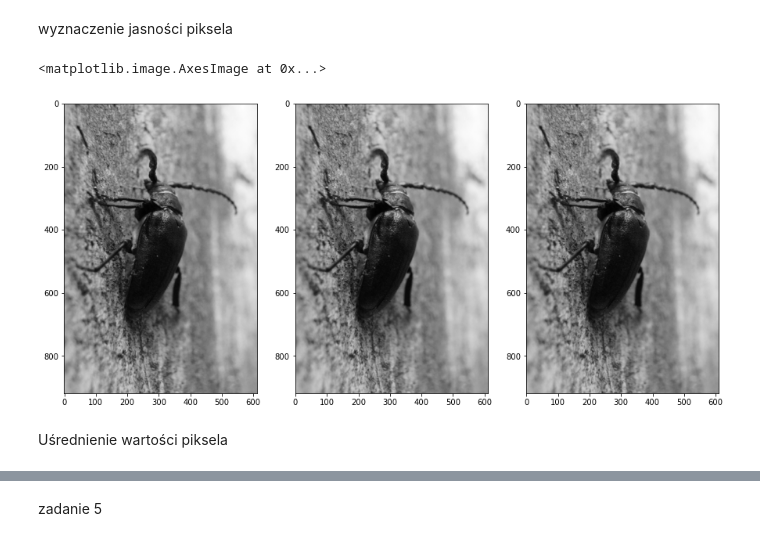
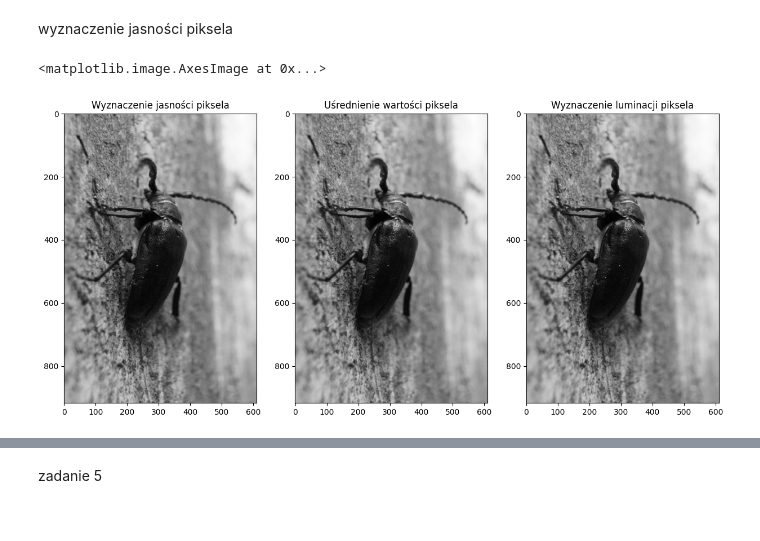
Before and after one commit to szvbvtk/Przetwarzanie_i_analiza_danych, a Jupyter notebook: lab_4.ipynb, the cells around one changed output, grey strips where cells are left out. Cells and saved outputs as stored; diff of their text form; code cells hidden in the pictures.

```diff
--- a/lab_4.ipynb
+++ b/lab_4.ipynb
@@ -75,14 +76,17 @@ wyznaczenie jasności piksela
 # %%
 szarosc1 = (np.maximum(R, B, G) + np.minimum(R, B, G)) / 2
 szarosc2 = (R + G + B) / 3
 szarosc3 = .21 * R + .72 * G + .07 * B
 
-fix, axs = plt.subplots(1, 3, figsize=(15, 15))
+fig, axs = plt.subplots(1, 3, figsize=(15, 15))
+
+axs[0].set_title("Wyznaczenie jasności piksela")
+axs[1].set_title("Uśrednienie wartości piksela")
+axs[2].set_title("Wyznaczenie luminacji piksela")
+
 axs[0].imshow(szarosc1, cmap=plt.get_cmap('gray'))
 axs[1].imshow(szarosc2, cmap=plt.get_cmap('gray'))
 axs[2].imshow(szarosc3, cmap=plt.get_cmap('gray'))
 # %% [output]
 <matplotlib.image.AxesImage at 0x...>
-[figure, old version]
+[figure, new version]
-# %% [markdown]
-Uśrednienie wartości piksela
```
Also changed, not shown: parts of 14 cells of this notebook.
